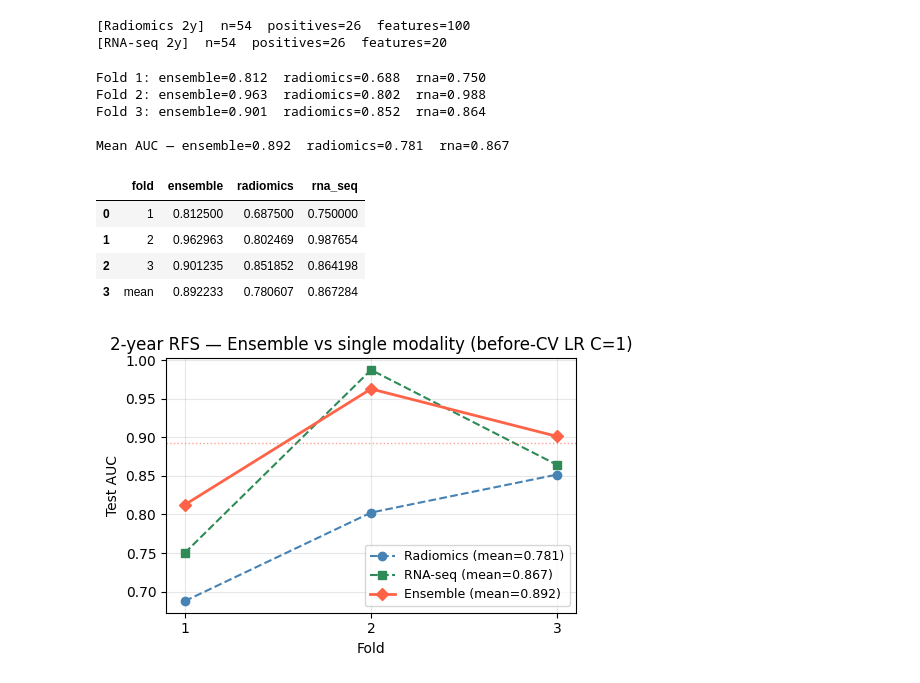
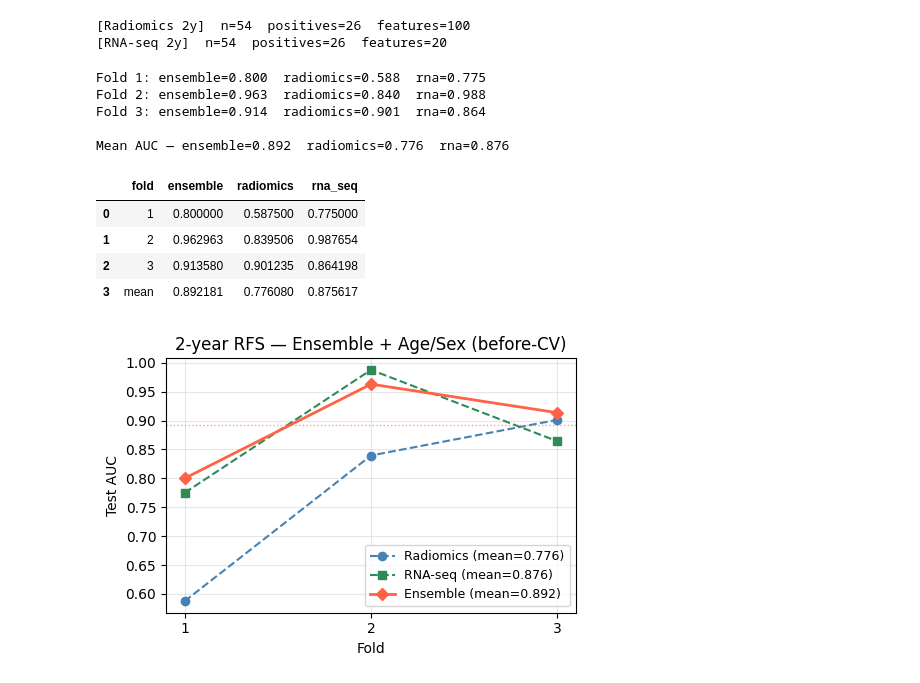
Before and after one commit to chihuangliu/hcc-multimodal, a Jupyter notebook: notebooks/baselines/ensemble_baseline_rfs.ipynb, the cells around one changed output. Cells and saved outputs as stored; diff of their text form; code cells hidden in the pictures.

Commit message:
Adding sex and gender as confounder
Adding confounder

report

```diff
--- a/notebooks/baselines/ensemble_baseline_rfs.ipynb
+++ b/notebooks/baselines/ensemble_baseline_rfs.ipynb
@@ -26,9 +26,11 @@ RANDOM_STATE = 42
 np.random.seed(RANDOM_STATE)
 RFS_YEAR = 2
 CV_N_FOLDS = 3
+CONFOUNDING_VARS: list | None = ["Age", "Sex"]
 
 ROOT = Path().resolve().parents[1]
-OUTPUT_DIR = ROOT / "reports" / "0504" / "ensemble_2y_lr"
+_conf_suffix = ("_" + "_".join(v.lower() for v in CONFOUNDING_VARS)) if CONFOUNDING_VARS else ""
+OUTPUT_DIR = ROOT / "reports" / "0504" / f"ensemble_2y_lr{_conf_suffix}"
 OUTPUT_DIR.mkdir(parents=True, exist_ok=True)
 # %%
 # Clinical
@@ -79,3 +81,14 @@ rna_rfs = rna_rfs.loc[common_sids]
 print(f"{RFS_YEAR}y RFS — common labeled patients: {len(common_sids)}, positives: {int(y_common.sum())}")
 # %% [output]
 2y RFS — common labeled patients: 54, positives: 26
+# %%
+if CONFOUNDING_VARS is not None:
+    confound_df = clinical_data.set_index("SID")[CONFOUNDING_VARS].copy()
+    confound_df = confound_df.loc[confound_df.index.isin(common_sids)]
+    confound_df["Sex"] = confound_df["Sex"].map({1.0: "male", 2.0: "female"})
+    confound_x_cols = {v: CLINICAL_X_COLUMNS[v] for v in CONFOUNDING_VARS}
+    print(f"Confounding variables: {CONFOUNDING_VARS}")
+    print(confound_df.describe())
+else:
+    confound_df = None
+    confound_x_cols = None
@@ -142,11 +166,15 @@ MODEL_RNA = {RNA_MODEL_KEY: MODELS_LR[RNA_MODEL_KEY]}
 
 _, fold_df_rad = run_cv_experiment(
     X_cv_rad, y_cv, x_cols_cv_rad, f"Radiomics {RFS_YEAR}y",
-    models=MODEL_RAD, n_splits=CV_N_FOLDS, return_proba=True, **cv_kwargs_rad,
+    models=MODEL_RAD, n_splits=CV_N_FOLDS, return_proba=True,
+    X_confound=confound_df, confound_x_columns=confound_x_cols,
+    **cv_kwargs_rad,
 )
 _, fold_df_rna = run_cv_experiment(
     X_cv_rna, y_cv, x_cols_cv_rna, f"RNA-seq {RFS_YEAR}y",
-    models=MODEL_RNA, n_splits=CV_N_FOLDS, return_proba=True, **cv_kwargs_rna,
+    models=MODEL_RNA, n_splits=CV_N_FOLDS, return_proba=True,
+    X_confound=confound_df, confound_x_columns=confound_x_cols,
+    **cv_kwargs_rna,
 )
 # %% [output]
 [Radiomics 2y]  n=54  positives=26  features=100
@@ -177,33 +205,35 @@ results = pd.DataFrame({
     "rna_seq": fold_aucs_rna + [np.mean(fold_aucs_rna)],
 })
 display(results)
-results.to_csv(OUTPUT_DIR / "ensemble_2y_lr_auc.csv", index=False)
+results.to_csv(OUTPUT_DIR / "auc.csv", index=False)
 # %% [output]
-Fold 1: ensemble=0.812  radiomics=0.688  rna=0.750
-Fold 2: ensemble=0.963  radiomics=0.802  rna=0.988
-Fold 3: ensemble=0.901  radiomics=0.852  rna=0.864
+Fold 1: ensemble=0.800  radiomics=0.588  rna=0.775
+Fold 2: ensemble=0.963  radiomics=0.840  rna=0.988
+Fold 3: ensemble=0.914  radiomics=0.901  rna=0.864
 
-Mean AUC — ensemble=0.892  radiomics=0.781  rna=0.867
+Mean AUC — ensemble=0.892  radiomics=0.776  rna=0.876
 |  | fold | ensemble | radiomics | rna_seq |
-| 0 | 1 | 0.812500 | 0.687500 | 0.750000 |
-| 1 | 2 | 0.962963 | 0.802469 | 0.987654 |
-| 2 | 3 | 0.901235 | 0.851852 | 0.864198 |
-| 3 | mean | 0.892233 | 0.780607 | 0.867284 |
+| 0 | 1 | 0.800000 | 0.587500 | 0.775000 |
+| 1 | 2 | 0.962963 | 0.839506 | 0.987654 |
+| 2 | 3 | 0.913580 | 0.901235 | 0.864198 |
+| 3 | mean | 0.892181 | 0.776080 | 0.875617 |
 # %%
+conf_label = " + " + "/".join(CONFOUNDING_VARS) if CONFOUNDING_VARS else ""
+
 fig, ax = plt.subplots(figsize=(5, 3.5))
 folds = range(1, CV_N_FOLDS + 1)
 ax.plot(folds, fold_aucs_rad, "o--", color="steelblue", label=f"Radiomics (mean={np.mean(fold_aucs_rad):.3f})")
 ax.plot(folds, fold_aucs_rna, "s--", color="seagreen", label=f"RNA-seq (mean={np.mean(fold_aucs_rna):.3f})")
 ax.plot(folds, fold_aucs_ens, "D-", color="tomato", linewidth=2, label=f"Ensemble (mean={np.mean(fold_aucs_ens):.3f})")
 ax.axhline(np.mean(fold_aucs_ens), color="tomato", linestyle=":", linewidth=1, alpha=0.6)
 ax.set_xlabel("Fold")
 ax.set_ylabel("Test AUC")
-ax.set_title(f"{RFS_YEAR}-year RFS — Ensemble vs single modality (before-CV LR C=1)")
+ax.set_title(f"{RFS_YEAR}-year RFS — Ensemble{conf_label} (before-CV)")
 ax.set_xticks(list(folds))
 ax.legend(fontsize=9)
 ax.grid(alpha=0.3)
 plt.tight_layout()
-plt.savefig(OUTPUT_DIR / "ensemble_2y_lr_auc.png", bbox_inches="tight", dpi=150)
+plt.savefig(OUTPUT_DIR / "auc.png", bbox_inches="tight", dpi=150)
 plt.show()
 # %% [output]
-[figure, old version]
+[figure, new version]
```
Also changed, not shown: parts of 3 cells of this notebook, 22 other files.
